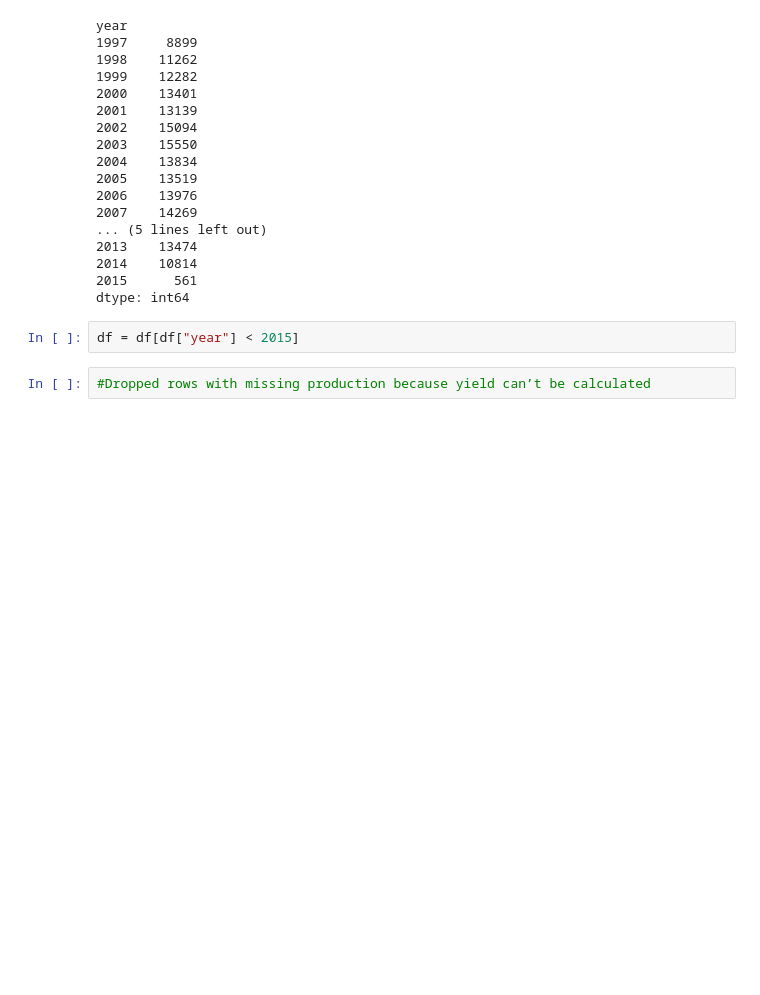
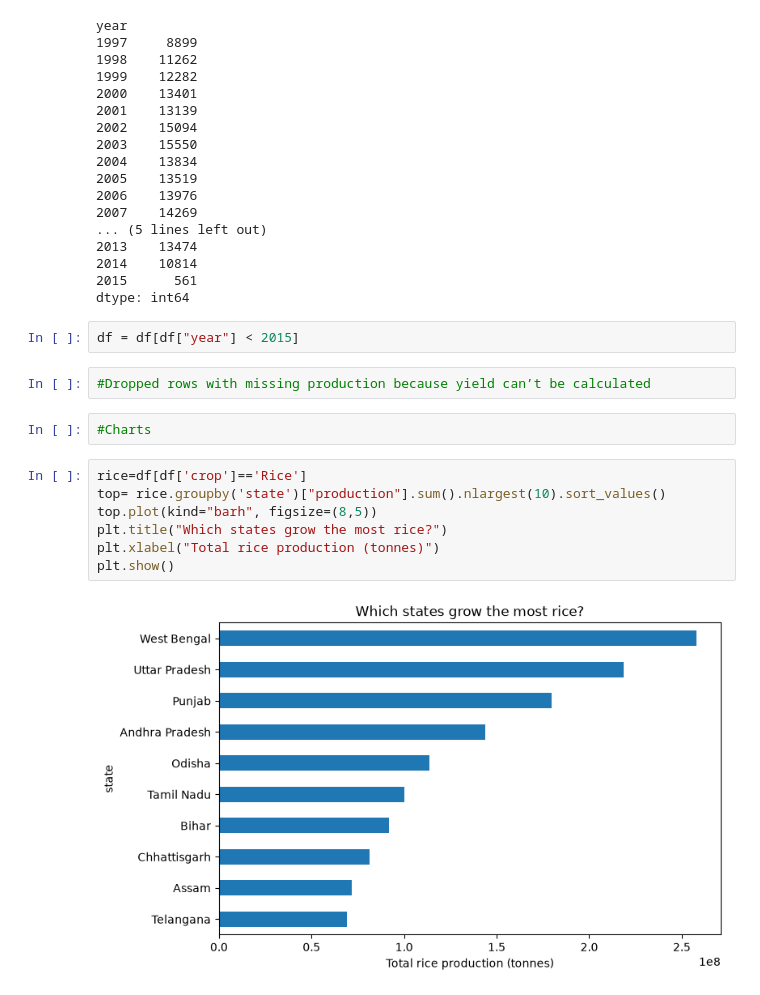
Before and after one commit to Madhavan1215/india-crop-edu_dataClean-vis, a Jupyter notebook: notebooks/eda.ipynb, the cells around one changed output. Saved outputs shown, nothing was run; the diff lists cells and outputs as text; blank space fills up the shorter version.

Commit message:
Add five charts

```diff
--- a/notebooks/eda.ipynb
+++ b/notebooks/eda.ipynb
@@ -100,3 +100,14 @@ dtype: int64
 df = df[df["year"] < 2015]
 # %%
 #Dropped rows with missing production because yield can’t be calculated
+# %%
+#Charts
+# %%
+rice=df[df['crop']=='Rice']
+top= rice.groupby('state')["production"].sum().nlargest(10).sort_values()
+top.plot(kind="barh", figsize=(8,5))
+plt.title("Which states grow the most rice?")
+plt.xlabel("Total rice production (tonnes)")
+plt.show()
+# %% [output]
+[figure, added]
```
Also changed, not shown: parts of 4 cells of this notebook.
